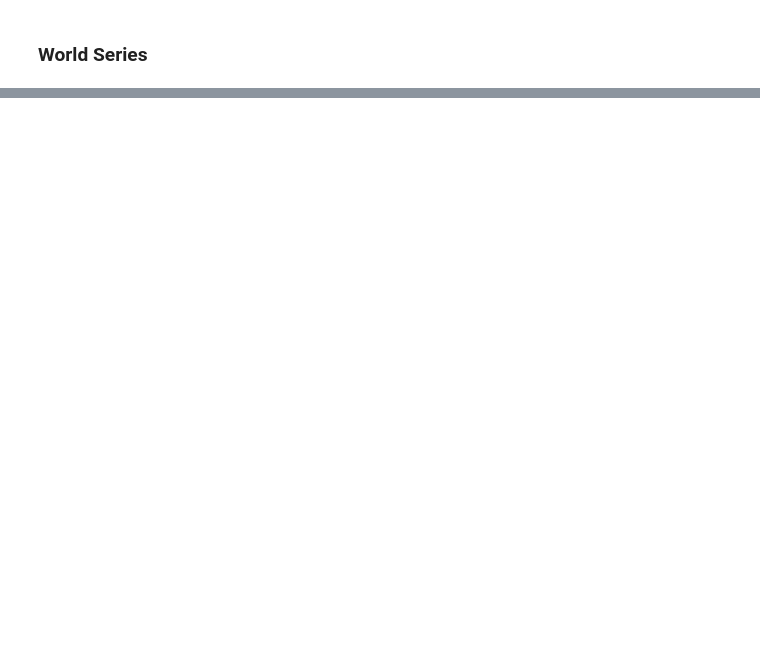
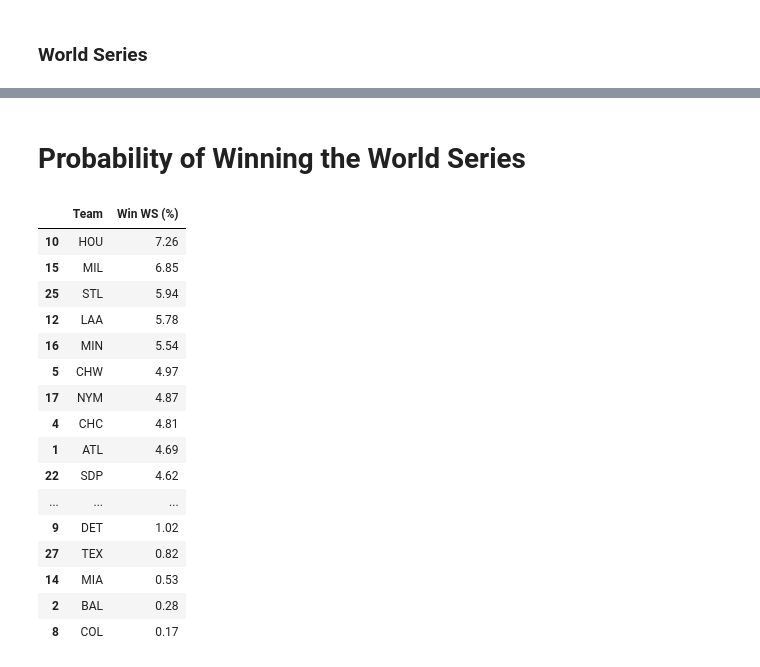
Before and after one commit to andersonfrailey/satchel, a Jupyter notebook: satchelexample.ipynb, the cells around one changed output, grey strips where cells are left out. Drawn from its saved outputs; the diff is of its cells as text; code cells hidden in the pictures; blank space fills up the shorter version.

```diff
--- a/satchelexample.ipynb
+++ b/satchelexample.ipynb
@@ -194,0 +195,22 @@ results.ws_matchups.head(10)
+# %% [markdown]
+# Probability of Winning the World Series
+# %%
+results.season_summary[['Team', 'Win WS (%)']].sort_values('Win WS (%)', ascending=False)
+# %% [output]
+|  | Team | Win WS (%) |
+| 10 | HOU | 7.26 |
+| 15 | MIL | 6.85 |
+| 25 | STL | 5.94 |
+| 12 | LAA | 5.78 |
+| 16 | MIN | 5.54 |
+| 5 | CHW | 4.97 |
+| 17 | NYM | 4.87 |
+| 4 | CHC | 4.81 |
+| 1 | ATL | 4.69 |
+| 22 | SDP | 4.62 |
+| ... | ... | ... |
+| 9 | DET | 1.02 |
+| 27 | TEX | 0.82 |
+| 14 | MIA | 0.53 |
+| 2 | BAL | 0.28 |
+| 8 | COL | 0.17 |
```
Also changed, not shown: parts of 15 cells of this notebook, 4 other files.
